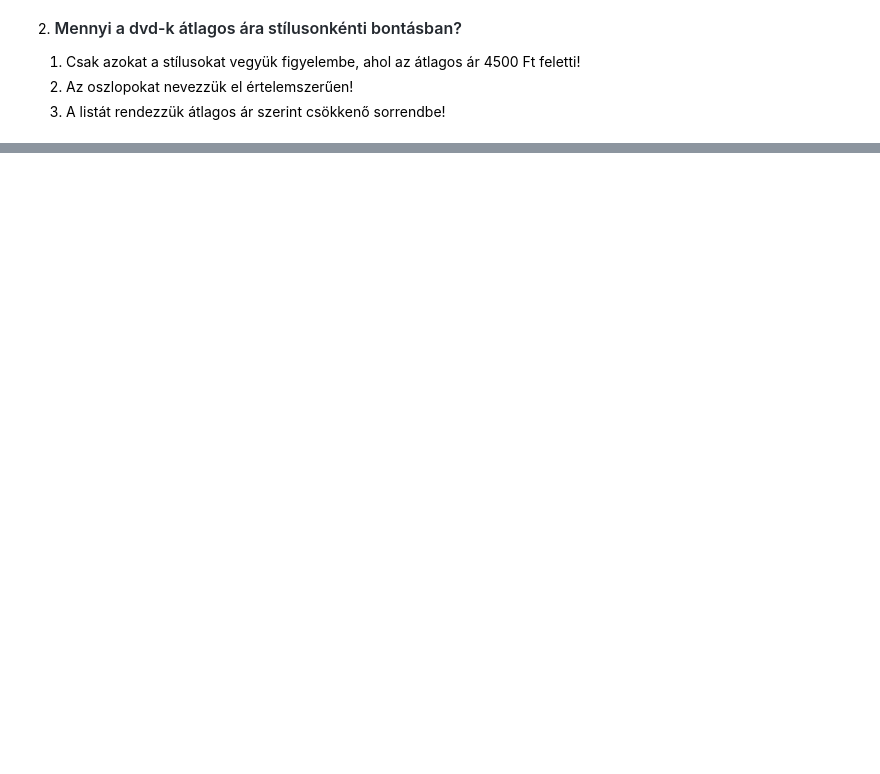
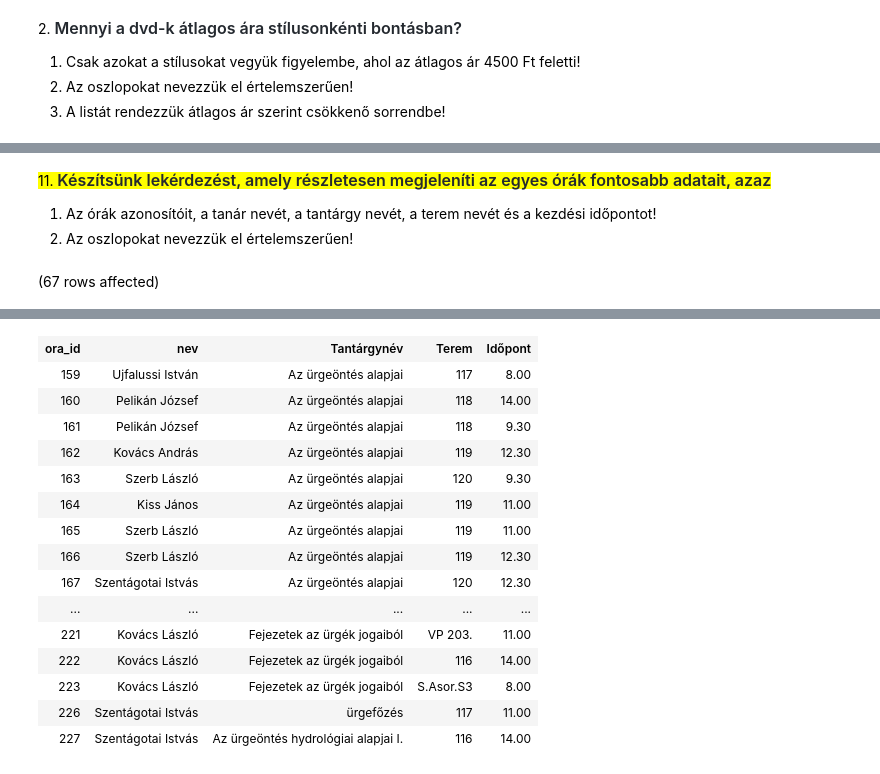
Before and after one commit to szentebalint0/AdatBG02, a Jupyter notebook: gyakorlat02_feladatok .ipynb, the cells around one changed output, grey strips where cells are left out. Saved outputs shown, nothing was run; the diff lists cells and outputs as text; code cells hidden in the pictures; blank space fills up the shorter version.

```diff
--- a/gyakorlat02_feladatok .ipynb
+++ b/gyakorlat02_feladatok .ipynb
@@ -118,0 +197,13 @@ Total execution time: 00:00:00.014
+# %% [markdown]
+<mark>11. <span style="font-weight: 600; color: rgb(36, 41, 47); font-family: -apple-system, BlinkMacSystemFont, &quot;Segoe UI&quot;, Helvetica, Arial, sans-serif, &quot;Apple Color Emoji&quot;, &quot;Segoe UI Emoji&quot;; font-size: 16px;">Készítsünk lekérdezést, amely részletesen megjeleníti az egyes órák fontosabb adatait, azaz</span></mark>
+
+1. Az órák azonosítóit, a tanár nevét, a tantárgy nevét, a terem nevét és a kezdési időpontot!
+2. Az oszlopokat nevezzük el értelemszerűen!
+# %%
+SELECT o.ora_id, okt.nev, t.Tantárgynév, ter.Terem, s.Időpont
+FROM Orak o JOIN Oktatok okt ON o.tanar = okt.oktato_id
+            JOIN Tantárgyak t ON o.targy = t.Tkód
+            JOIN Termek ter ON o.terem = ter.Tkód
+            JOIN Savok s ON o.Sav = s.Sav_id
+# %% [output]
+(67 rows affected)
@@ -118,0 +211,16 @@ Total execution time: 00:00:00.014
+| ora_id | nev | Tantárgynév | Terem | Időpont |
+| 159 | Ujfalussi István | Az ürgeöntés alapjai | 117 | 8.00 |
+| 160 | Pelikán József | Az ürgeöntés alapjai | 118 | 14.00 |
+| 161 | Pelikán József | Az ürgeöntés alapjai | 118 | 9.30 |
+| 162 | Kovács András | Az ürgeöntés alapjai | 119 | 12.30 |
+| 163 | Szerb László | Az ürgeöntés alapjai | 120 | 9.30 |
+| 164 | Kiss János | Az ürgeöntés alapjai | 119 | 11.00 |
+| 165 | Szerb László | Az ürgeöntés alapjai | 119 | 11.00 |
+| 166 | Szerb László | Az ürgeöntés alapjai | 119 | 12.30 |
+| 167 | Szentágotai Istvás | Az ürgeöntés alapjai | 120 | 12.30 |
+| ... | ... | ... | ... | ... |
+| 221 | Kovács László | Fejezetek az ürgék jogaiból | VP 203. | 11.00 |
+| 222 | Kovács László | Fejezetek az ürgék jogaiból | 116 | 14.00 |
+| 223 | Kovács László | Fejezetek az ürgék jogaiból | S.Asor.S3 | 8.00 |
+| 226 | Szentágotai Istvás | ürgefőzés | 117 | 11.00 |
+| 227 | Szentágotai Istvás | Az ürgeöntés hydrológiai alapjai I. | 116 | 14.00 |
```
Also changed, not shown: parts of 41 cells of this notebook, 1 other file.
